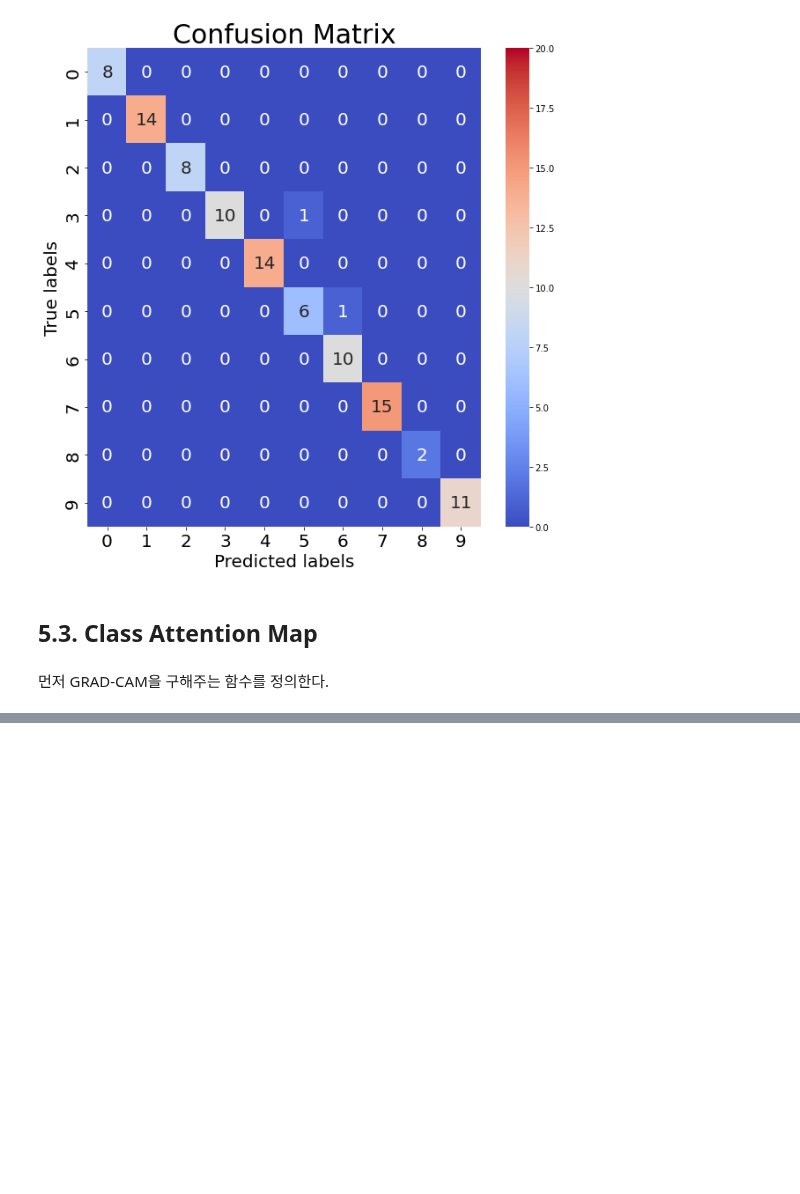
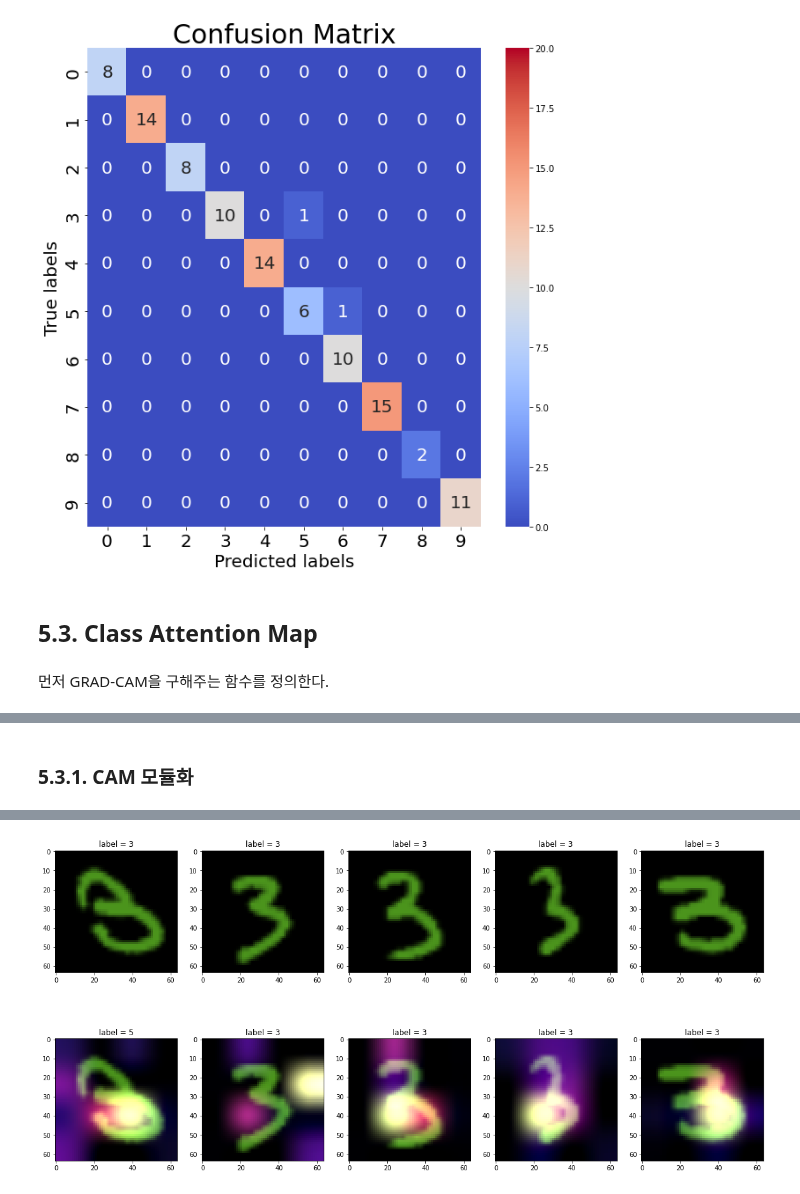
Before and after one commit to Pulsar-kkaturi/DL-Education, a Jupyter notebook: notebooks/Result_Visulization.ipynb, the cells around one changed output, grey strips where cells are left out. Saved outputs shown, nothing was run; the diff lists cells and outputs as text; code cells hidden in the pictures; blank space fills up the shorter version.

```diff
--- a/notebooks/Result_Visulization.ipynb
+++ b/notebooks/Result_Visulization.ipynb
@@ -424,0 +427,48 @@ WARNING:matplotlib.image:Clipping input data to the valid range for imshow with
+# %% [markdown]
+### 5.3.1. CAM 모듈화
+# %%
+def make_gradcam(img_arr):
+  img1 = np.expand_dims(img_arr, axis=0)
+  heatmap = make_gradcam_heatmap(img1, model, 'block5_activ4',['block5_pool','flatten_layer'])
+  heatmap = np.uint8(255 * heatmap)
+
+  # color map으로 변환
+  cmap_sel = 'inferno'
+  new_cm = plt.get_cmap(cmap_sel)
+
+  # 컬러맵을 RGB 값으로 변환
+  cm_colors = new_cm(np.arange(256))[:, :3]
+  col_heatmap = cm_colors[heatmap]
+
+  # RGB 컬러로 변환 컬러맵으로 원본크기에 맞게 히트맵 변환
+  col_heatmap = keras.preprocessing.image.array_to_img(col_heatmap)
+  col_heatmap = col_heatmap.resize((64, 64))
+  col_heatmap = keras.preprocessing.image.img_to_array(col_heatmap)
+
+  # 테스트 이미지에 히트맵 오버레이
+  test1_col = img1 * [0.2989, 0.5870, 0.1140]
+  superimposed_img = (col_heatmap * 0.005) + test1_col
+  return test1_col[0], superimposed_img[0]
+# %%
+def number_extractor(labels, num=0):
+  id_list = []
+  n = 0
+  for id, l in enumerate(labels):
+    if int(l) == num and n < 5:
+      id_list.append(id)
+      n+=1
+  return id_list
+# %%
+def grad_cam_show(idx_list):
+  plt.figure(figsize=(20,10))
+  for i, id in enumerate(idx_list):
+    img, cam = make_gradcam(testp[id])
+    plt.subplot(2,5,i+1)
+    plt.imshow(img)
+    plt.title(f'label = {testg[id]}')
+    plt.subplot(2,5,6+i)
+    plt.imshow(cam)
+    plt.title(f'label = {new_scores[id]}')
+# %%
+grad_cam_show(number_extractor(testg, num=3))
+# %% [output]
@@ -424,0 +480 @@ WARNING:matplotlib.image:Clipping input data to the valid range for imshow with
+[figure, added]
```
Also changed, not shown: parts of 5 cells of this notebook.
